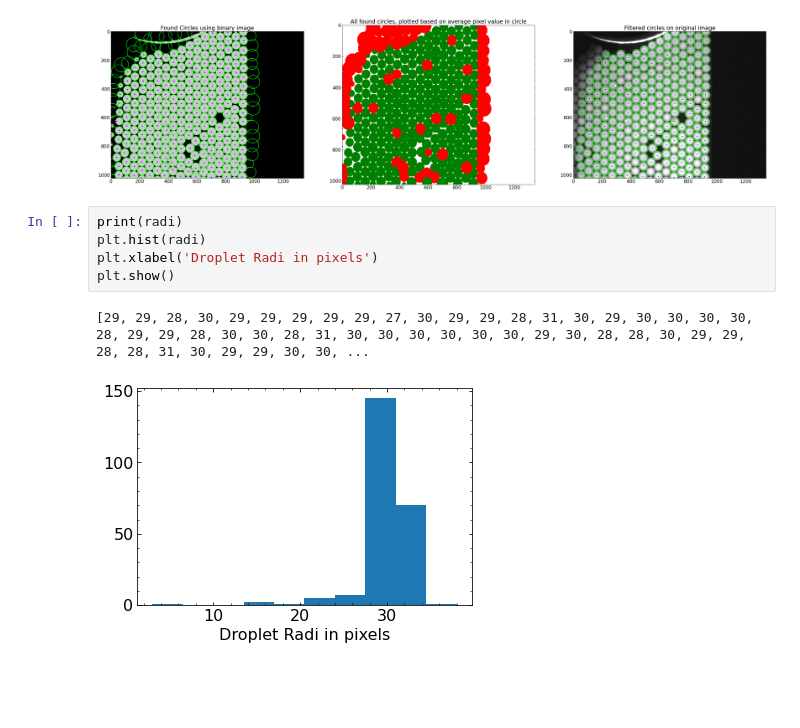
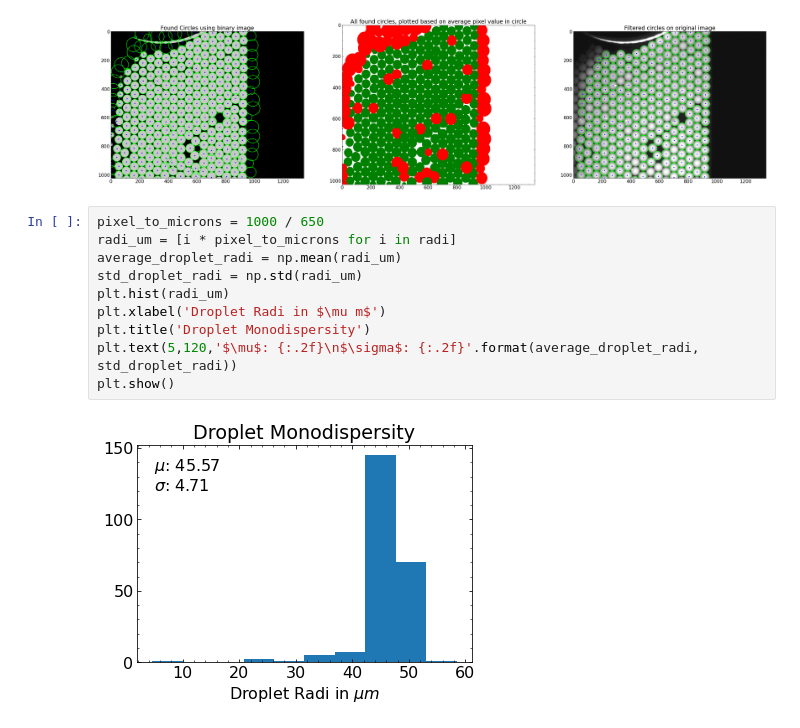
Before and after one commit to Fygenson-Lab/Droplet-Image-Analysis, a Jupyter notebook: droplet_finder_workbook.ipynb, the cells around one changed output. Saved outputs shown, nothing was run; the diff lists cells and outputs as text; blank space fills up the shorter version.

Commit message:
plot monodispersity historgram in um

```diff
--- a/droplet_finder_workbook.ipynb
+++ b/droplet_finder_workbook.ipynb
@@ -115,11 +117,15 @@ axs[1].invert_yaxis()
 plt.show()
 # %% [output]
 [figure]
-# %%
-print(radi)
-plt.hist(radi)
-plt.xlabel('Droplet Radi in pixels')
-plt.show()
-# %% [output]
-[29, 29, 28, 30, 29, 29, 29, 29, 29, 27, 30, 29, 29, 28, 31, 30, 29, 30, 30, 30, 30, 28, 29, 29, 28, 30, 30, 28, 31, 30, 30, 30, 30, 30, 30, 29, 30, 28, 28, 30, 29, 29, 28, 28, 31, 30, 29, 29, 30, 30, ...
-[figure, removed]
+# %%
+pixel_to_microns = 1000 / 650
+radi_um = [i * pixel_to_microns for i in radi]
+average_droplet_radi = np.mean(radi_um)
+std_droplet_radi = np.std(radi_um)
+plt.hist(radi_um)
+plt.xlabel('Droplet Radi in $\mu m$')
+plt.title('Droplet Monodispersity')
+plt.text(5,120,'$\mu$: {:.2f}\n$\sigma$: {:.2f}'.format(average_droplet_radi, std_droplet_radi))
+plt.show()
+# %% [output]
+[figure, added]
```
Also changed, not shown: parts of 1 cell of this notebook.
